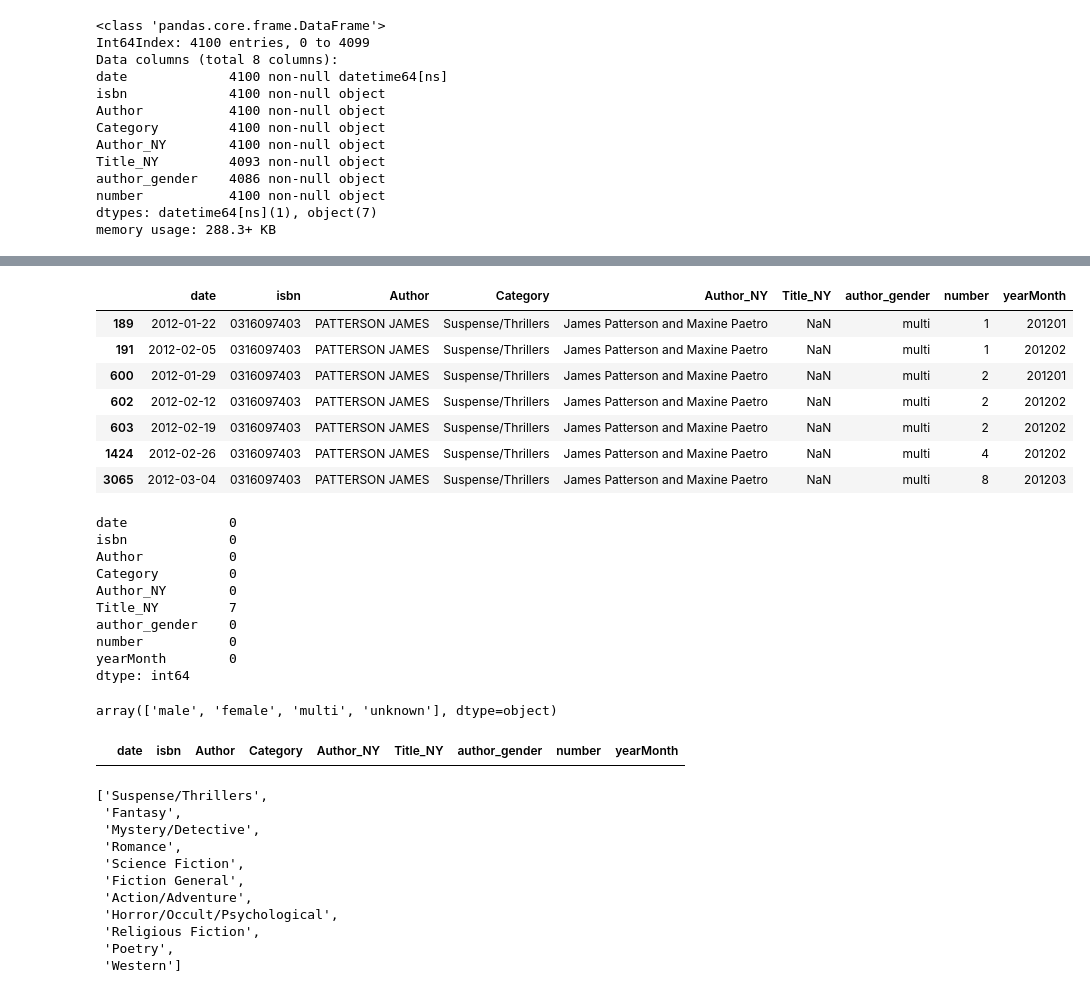
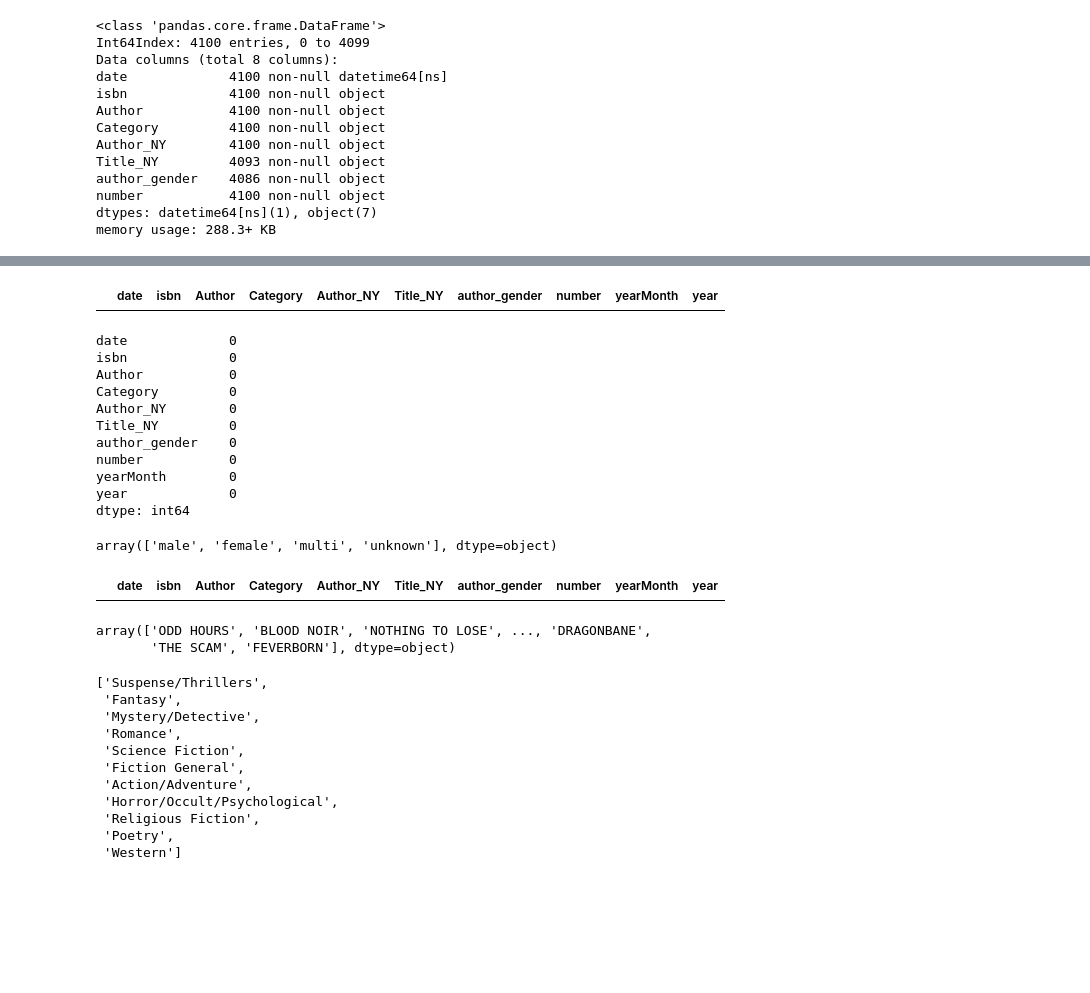
Before and after one commit to krsmith/DS1-Sprint1-Project-NYTimesBooks, a Jupyter notebook: Books_2.ipynb, the cells around one changed output, grey strips where cells are left out. Saved outputs shown, nothing was run; the diff lists cells and outputs as text; code cells hidden in the pictures; blank space fills up the shorter version.

```diff
--- a/Books_2.ipynb
+++ b/Books_2.ipynb
@@ -240,5 +248,6 @@ dtypes: datetime64[ns](1), object(7)
 memory usage: 288.3+ KB
 # %%
 fiction['yearMonth'] = fiction.date.dt.to_period('M') #Add column with just year & month for grouping
+fiction['year'] = fiction.date.dt.to_period('Y')
 fiction.head()
 # %% [output]
@@ -294,17 +304,11 @@ fiction[fiction.isnull().any(axis=1)] #show all rows with NaN in any column
 # %%
 # Updating NaN genders to show multi
 
 fiction[['author_gender']] = fiction[['author_gender']].fillna(value='multi')
+fiction[['Title_NY']] = fiction[['Title_NY']].fillna(value='Private: #1 Suspect')
 fiction[fiction.isnull().any(axis=1)]
 # %% [output]
-|  | date | isbn | Author | Category | Author_NY | Title_NY | author_gender | number | yearMonth |
-| 189 | 2012-01-22 | 0316097403 | PATTERSON JAMES | Suspense/Thrillers | James Patterson and Maxine Paetro | NaN | multi | 1 | 201201 |
-| 191 | 2012-02-05 | 0316097403 | PATTERSON JAMES | Suspense/Thrillers | James Patterson and Maxine Paetro | NaN | multi | 1 | 201202 |
-| 600 | 2012-01-29 | 0316097403 | PATTERSON JAMES | Suspense/Thrillers | James Patterson and Maxine Paetro | NaN | multi | 2 | 201201 |
-| 602 | 2012-02-12 | 0316097403 | PATTERSON JAMES | Suspense/Thrillers | James Patterson and Maxine Paetro | NaN | multi | 2 | 201202 |
-| 603 | 2012-02-19 | 0316097403 | PATTERSON JAMES | Suspense/Thrillers | James Patterson and Maxine Paetro | NaN | multi | 2 | 201202 |
-| 1424 | 2012-02-26 | 0316097403 | PATTERSON JAMES | Suspense/Thrillers | James Patterson and Maxine Paetro | NaN | multi | 4 | 201202 |
-| 3065 | 2012-03-04 | 0316097403 | PATTERSON JAMES | Suspense/Thrillers | James Patterson and Maxine Paetro | NaN | multi | 8 | 201203 |
+|  | date | isbn | Author | Category | Author_NY | Title_NY | author_gender | number | yearMonth | year |
 # %%
 fiction.isna().sum() #no more Nans
 # %% [output]
@@ -313,10 +317,11 @@ isbn             0
 Author           0
 Category         0
 Author_NY        0
-Title_NY         7
+Title_NY         0
 author_gender    0
 number           0
 yearMonth        0
+year             0
 dtype: int64
 # %%
 fiction['author_gender'].unique()
@@ -334,4 +339,4 @@ fiction.loc[(fiction['Author_NY'].isin(['David Weber'])) &
 # %%
 fiction[fiction.author_gender == 'unknown'] #No more unknowns
 # %% [output]
-|  | date | isbn | Author | Category | Author_NY | Title_NY | author_gender | number | yearMonth |
+|  | date | isbn | Author | Category | Author_NY | Title_NY | author_gender | number | yearMonth | year |
@@ -338,3 +345,9 @@ fiction[fiction.author_gender == 'unknown'] #No more unknowns
+# %%
+fiction['Title_NY'] = fiction['Title_NY'].str.replace('&#39;',"'")
+fiction['Title_NY'].unique()
+# %% [output]
+array(['ODD HOURS', 'BLOOD NOIR', 'NOTHING TO LOSE', ..., 'DRAGONBANE',
+       'THE SCAM', 'FEVERBORN'], dtype=object)
 # %%
 fiction.Category.unique().tolist()
 # %% [output]
```
Also changed, not shown: parts of 15 cells of this notebook.
